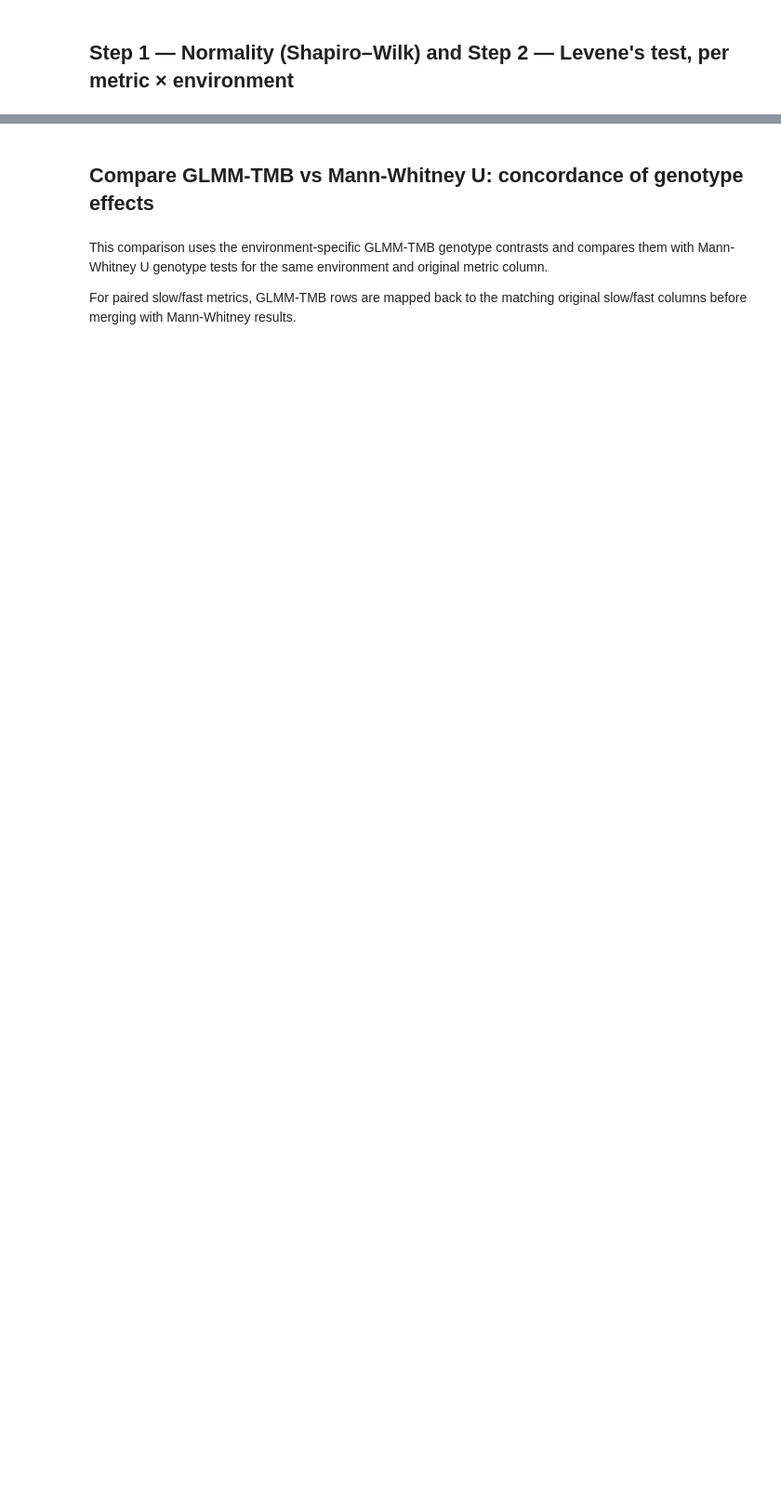
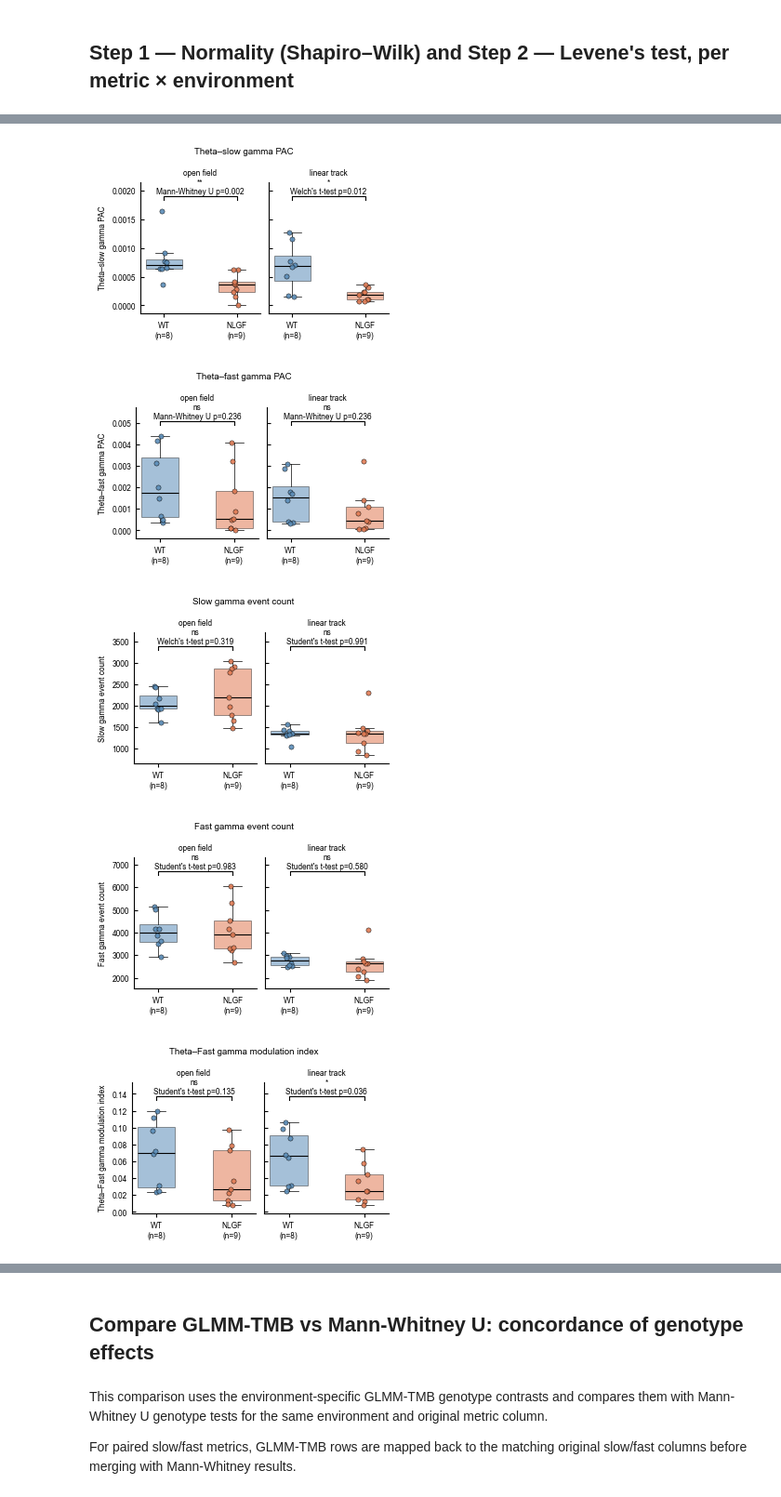
Before and after one commit to lkatsouri/NLGF_ephys_AXONA_data, a Jupyter notebook: ephys_PAC_comodulograms.ipynb, the cells around one changed output, grey strips where cells are left out. Shown at 93% size. Saved outputs shown, nothing was run; the diff lists cells and outputs as text; code cells hidden in the pictures; blank space fills up the shorter version.

```diff
--- a/ephys_PAC_comodulograms.ipynb
+++ b/ephys_PAC_comodulograms.ipynb
@@ -39,18 +39,12 @@ df["Experimenter"] = df["Experimenter"].astype(str)
 # %%
 # ─── Metrics to analyse ───────────────────────────────────────────────────────
 metrics = {
-    "max_theta_freq": "Theta peak frequency (Hz)",
     "comodulogram_PAC_slow_gamma": "Theta–slow gamma PAC",
     "comodulogram_PAC_fast_gamma": "Theta–fast gamma PAC",
     "n_oscillatory_epochs_slow_gamm": "Slow gamma event count",
     "n_oscillatory_epochs_fast_gamma": "Fast gamma event count",
-    "theta_running_slope": "Theta–running slope",
-    "theta_running_intercept": "Theta–running intercept",
-    "theta_running_rvalue": "Theta–running r",
-    "theta_running_stderr": "Theta–running standard error",
-    "theta_running_intercept_stderr": "Theta–running intercept standard error",
     "theta_gamma_modulation_index_fast_gamma": "Theta–Fast gamma modulation index",
-    "theta_gamma_modulation_index_slow_gamma": "Theta–Slow gamma modulation index"
+    "theta_gamma_modulation_index_slow_gamma": "Theta–Slow gamma modulation index",
 }
 
 metrics = {k: v for k, v in metrics.items() if k in df.columns}
@@ -224,8 +272,10 @@ print(f"✅ HTML visualisation saved to: {html_path}")
 # %%
 # Shared y-axis plots for PAC comodulogram metrics, plotted at the same
 # per-animal level Step 3 tested on, and annotated with whichever test Step 3
-# selected for that metric × environment (t-test/Welch's -> mean ± SEM bars,
-# Mann-Whitney U -> median/IQR bars).
+# selected for that metric × environment. Each genotype gets a box plot
+# (median/IQR, no fliers) with jittered per-animal points on top — same
+# box+scatter style as the spike_width/kl_spatial_sparsity/etc. plots in the
+# open field and linear track notebooks (Step 4).
 # Run after the Step 1-3 cells above, where df, metrics, animal_agg_store and
 # test_results_df are defined.
 
@@ -308,23 +358,23 @@ def plot_metric_shared_yaxis(metric, ylabel, save=True):
             for g in genos
         }
 
-        # Summary bars: mean ± SEM for t-test metrics, median/IQR for Mann-Whitney U
+        # Box plots per genotype (median/IQR, no fliers), same style as the
+        # Step 4 box+scatter plots for spike_width/kl_spatial_sparsity/etc.
         for xi, g in enumerate(genos):
             if len(vals[g]) == 0:
                 continue
-            if value_col == "metric_mean":
-                center = np.mean(vals[g])
-                sem = np.std(vals[g], ddof=1) / np.sqrt(len(vals[g])) if len(vals[g]) > 1 else 0.0
-                lo, hi = center - sem, center + sem
-            else:
-                lo = np.nanpercentile(vals[g], 25)
-                hi = np.nanpercentile(vals[g], 75)
-                center = np.nanmedian(vals[g])
-
-            ax.hlines([lo, hi], xi - 0.16, xi + 0.16,
-                      colors="black", linewidth=0.8, zorder=7)
-            ax.hlines(center, xi - 0.24, xi + 0.24,
-                      colors="black", linewidth=1.6, zorder=8)
+            bp_parts = ax.boxplot(
+                vals[g], positions=[xi], widths=0.5,
+                patch_artist=True, manage_ticks=False,
+                showfliers=False,
+                boxprops=dict(facecolor=GENO_COLORS.get(g, "#aaaaaa"),
+                              alpha=0.55, linewidth=0.5),
+                medianprops=dict(color="black", linewidth=0.8),
+                whiskerprops=dict(linewidth=0.5),
+                capprops=dict(linewidth=0.5),
+                zorder=7,
+            )
+            bp_parts["medians"][0].set_zorder(8)
 
         # Individual animal points
         for xi, g in enumerate(genos):
@@ -354,30 +404,36 @@ def plot_metric_shared_yaxis(metric, ylabel, save=True):
         ax.set_title(env.replace("_", " "))
         ax.set_ylim(y_lower, y_upper)
 
         ax.spines["top"].set_visible(False)
         ax.spines["right"].set_visible(False)
 
     axes[0].set_ylabel(ylabel)
     for ax in axes[1:]:
         ax.set_ylabel("")
 
     fig.suptitle(ylabel, fontsize=7)
     fig.tight_layout()
 
     if save:
         fig.savefig(
             os.path.join(
                 SHARED_Y_OUTDIR,
                 f"{_clean_name(metric)}_openfield_lineartrack_shared_yaxis_primary_test.pdf"
             )
         )
 
     plt.show()
     plt.close(fig)
 
 
 for metric, ylabel in metrics.items():
     plot_metric_shared_yaxis(metric, ylabel)
 
 print("Done.")
 print(f"Saved shared y-axis plots to: {SHARED_Y_OUTDIR}")
+# %% [output]
+[figure, added]
+[figure, added]
+[figure, added]
+[figure, added]
+[figure, added]
```
Also changed, not shown: parts of 17 cells of this notebook, 2 other files.
